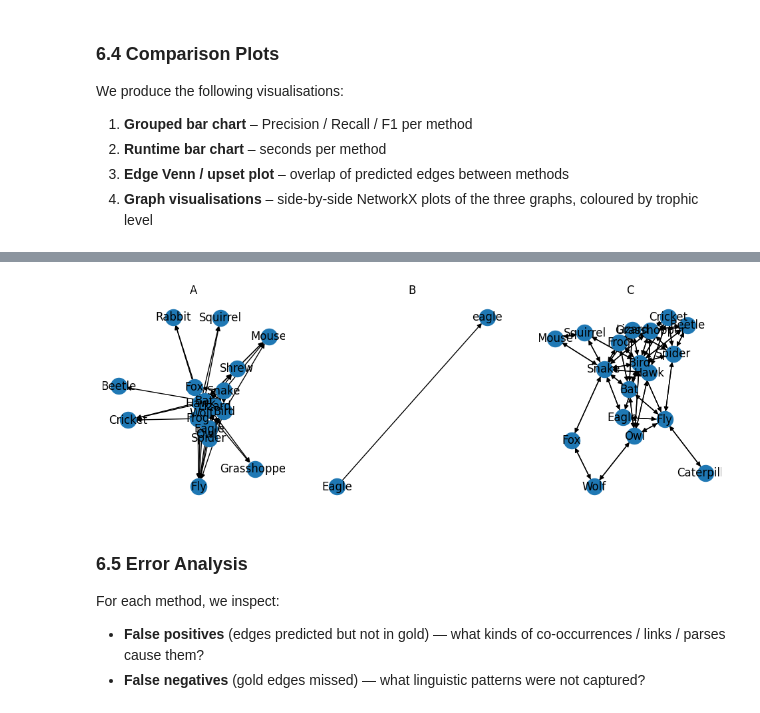
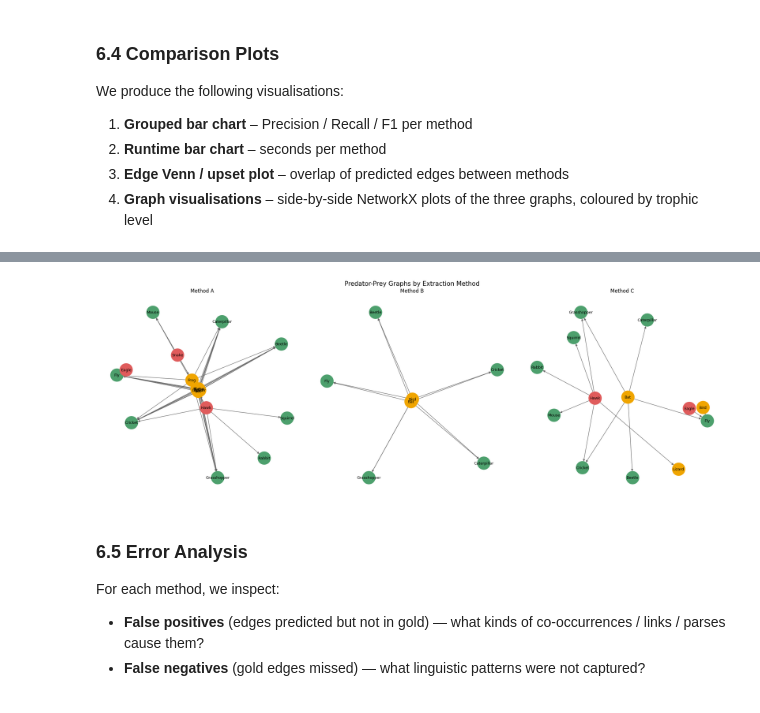
Before and after one commit to MAI-Glockchen/Natural_Language_Processing, a Jupyter notebook: Project2/Code/who_hunts_who.ipynb, the cells around one changed output, grey strips where cells are left out. Saved outputs shown, nothing was run; the diff lists cells and outputs as text; code cells hidden in the pictures.

```diff
--- a/Project2/Code/who_hunts_who.ipynb
+++ b/Project2/Code/who_hunts_who.ipynb
@@ -420,0 +548,19 @@ def get_category(entity):
+# %%
+def get_allowed_edge_sets(PREDATORS, MID_LEVEL, PREY):
+    """Return global source and target constraints for predator->prey extraction."""
+    source_set = set(PREDATORS + MID_LEVEL)
+    target_set = set(MID_LEVEL + PREY)
+    return source_set, target_set
+
+def get_allowed_targets_by_source(PREDATORS, MID_LEVEL, PREY):
+    """Precision-oriented constraints per source node.
+
+    - Top predators can target MID_LEVEL and PREY
+    - Mid-level predators can target PREY only
+    """
+    allowed = {}
+    for src in PREDATORS:
+        allowed[src] = set(MID_LEVEL + PREY)
+    for src in MID_LEVEL:
+        allowed[src] = set(PREY)
+    return allowed
@@ -790,12 +1076,27 @@ results.set_index('method')[['precision','recall','f1']].plot(kind='bar')
 # %%
 import matplotlib.pyplot as plt
-fig,axs=plt.subplots(1,3,figsize=(12,4))
-for ax,g,t in zip(axs,[graph_A,graph_B,graph_C],['A','B','C']):
- nx.draw(g,ax=ax,with_labels=True,node_size=300)
- ax.set_title(t)
+
+fig, axs = plt.subplots(1, 3, figsize=(21, 7), constrained_layout=True)
+for ax, g, t in zip(axs, [graph_A, graph_B, graph_C], ["Method A", "Method B", "Method C"]):
+    node_colors = [TROPHIC_COLOR.get(node, "#8da0cb") for node in g.nodes()]
+    pos = nx.spring_layout(g, seed=42)
+    nx.draw(
+        g,
+        ax=ax,
+        pos=pos,
+        with_labels=True,
+        node_size=950,
+        font_size=9,
+        arrows=True,
+        edge_color="#666666",
+        node_color=node_colors,
+    )
+    ax.set_title(t, fontsize=12)
+
+plt.suptitle("Predator-Prey Graphs by Extraction Method", fontsize=15, y=1.03)
 plt.show()
 # %% [output]
-[figure, old version]
+[figure, new version]
 # %% [markdown]
 ### 6.5 Error Analysis
 
```
Also changed, not shown: parts of 21 cells of this notebook.
